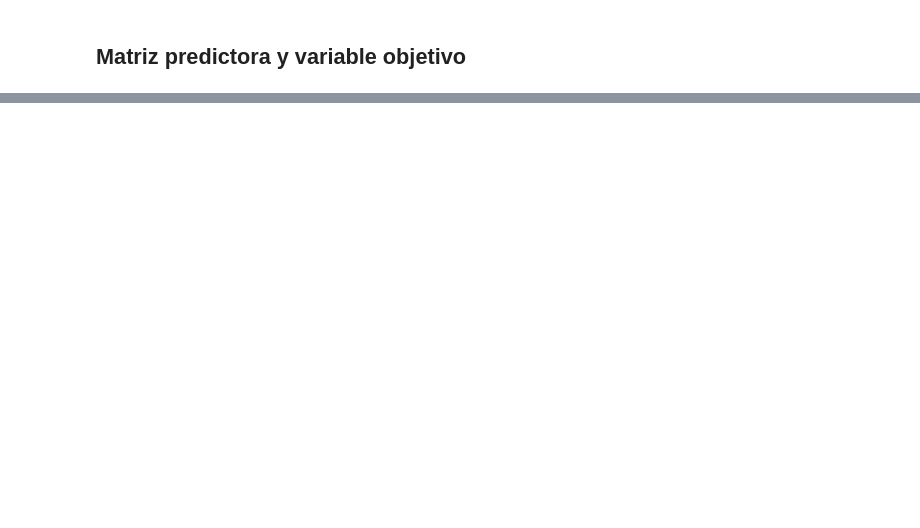
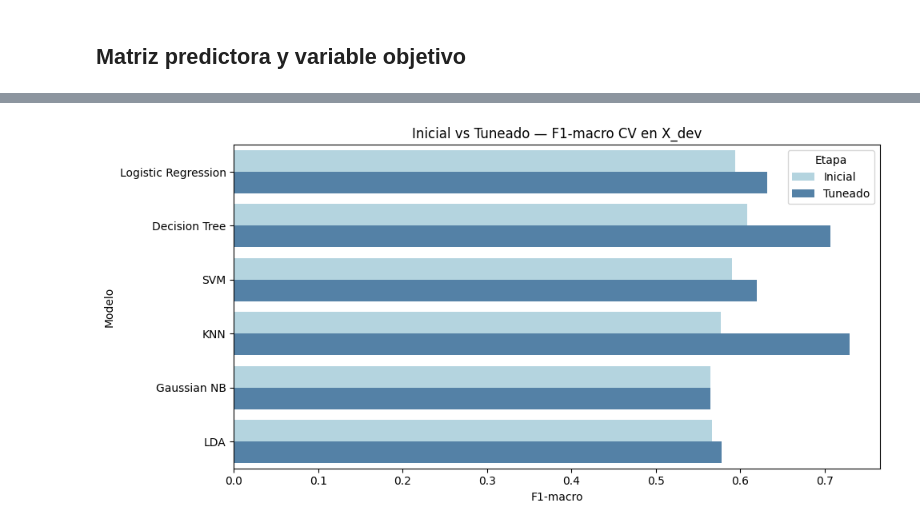
Before and after one commit to A01795919/proyecto_integrador_equipo-22, a Jupyter notebook: notebooks/Avance4_Equipo22.ipynb, the cells around one changed output, grey strips where cells are left out. Saved outputs shown, nothing was run; the diff lists cells and outputs as text; code cells hidden in the pictures; blank space fills up the shorter version.

```diff
--- a/notebooks/Avance4_Equipo22.ipynb
+++ b/notebooks/Avance4_Equipo22.ipynb
@@ -666,0 +159,18 @@ Scikit-learn Developers. (2026). *Scikit-learn User Guide*. https://scikit-learn
+# %%
+# ============================================================
+# Split dev/test con estratificación
+# ============================================================
+
+from sklearn.model_selection import train_test_split
+
+X_dev, X_test, y_dev, y_test = train_test_split(
+    X, y,
+    test_size=0.20,
+    stratify=y,
+    random_state=42
+)
+
+print(f'X_dev (tuning): {X_dev.shape}')
+print(f'X_test (held-out): {X_test.shape}')
+print(f'\nDistribución dev:  {y_dev.value_counts().to_dict()}')
+print(f'Distribución test: {y_test.value_counts().to_dict()}')
@@ -666,0 +471,20 @@ Scikit-learn Developers. (2026). *Scikit-learn User Guide*. https://scikit-learn
+# %%
+# Visualización: F1 inicial vs F1 tuneado
+comparison_data = []
+for r in tuned_results:
+    initial_f1 = initial_df.loc[initial_df['Model']==r['Model'], 'F1 Macro'].values[0]
+    comparison_data.append({'Model': r['Model'], 'Stage': 'Inicial', 'F1 Macro': initial_f1})
+    comparison_data.append({'Model': r['Model'], 'Stage': 'Tuneado', 'F1 Macro': r['Val F1']})
+
+comparison_df = pd.DataFrame(comparison_data)
+
+plt.figure(figsize=(10, 5))
+sns.barplot(data=comparison_df, x='F1 Macro', y='Model', hue='Stage', palette=['lightblue','steelblue'])
+plt.title('Inicial vs Tuneado — F1-macro CV en X_dev')
+plt.xlabel('F1-macro')
+plt.ylabel('Modelo')
+plt.legend(title='Etapa')
+plt.tight_layout()
+plt.show()
+# %% [output]
+[figure, added]
```
Also changed, not shown: parts of 64 cells of this notebook.
